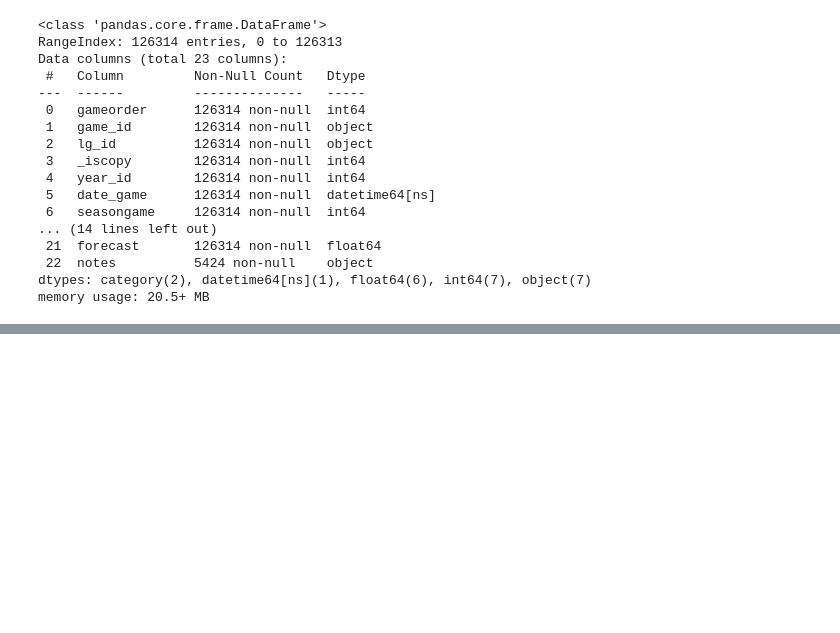
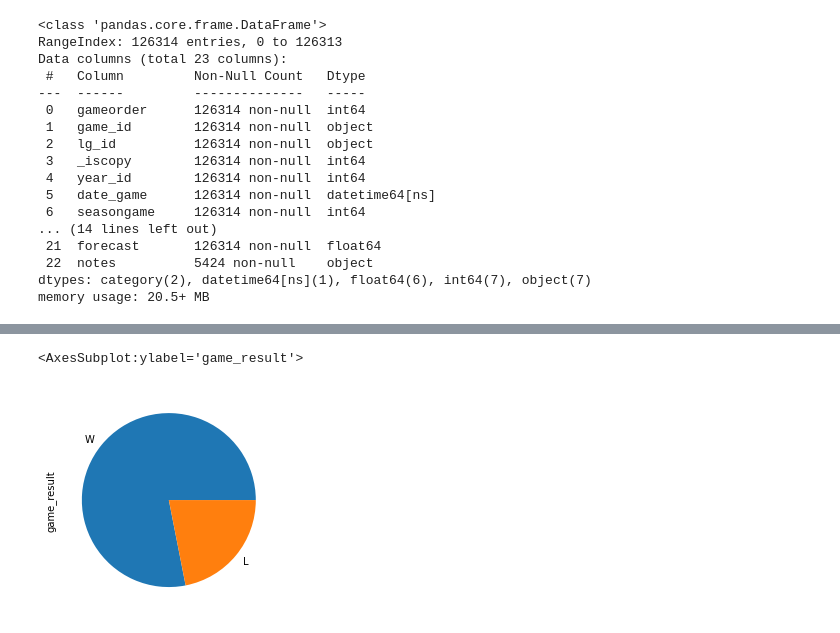
Before and after one commit to ikaushikpal/ML_Prerequisite, a Jupyter notebook: pandas basics/RealPython Tutorial/Tutorial 1/tut1.ipynb, the cells around one changed output, grey strips where cells are left out. Saved outputs shown, nothing was run; the diff lists cells and outputs as text; code cells hidden in the pictures; blank space fills up the shorter version.

```diff
--- a/pandas basics/RealPython Tutorial/Tutorial 1/Untitled.ipynb
+++ b/pandas basics/RealPython Tutorial/Tutorial 1/tut1.ipynb
@@ -608,0 +651,8 @@ memory usage: 20.5+ MB
+# %%
+>>> nba[
+...     (nba["fran_id"] == "Heat") &
+...     (nba["year_id"] == 2013)
+... ]["game_result"].value_counts().plot(kind="pie")
+# %% [output]
+<AxesSubplot:ylabel='game_result'>
+[figure, added]
```
Also changed, not shown: parts of 17 cells of this notebook, 1 other file.
